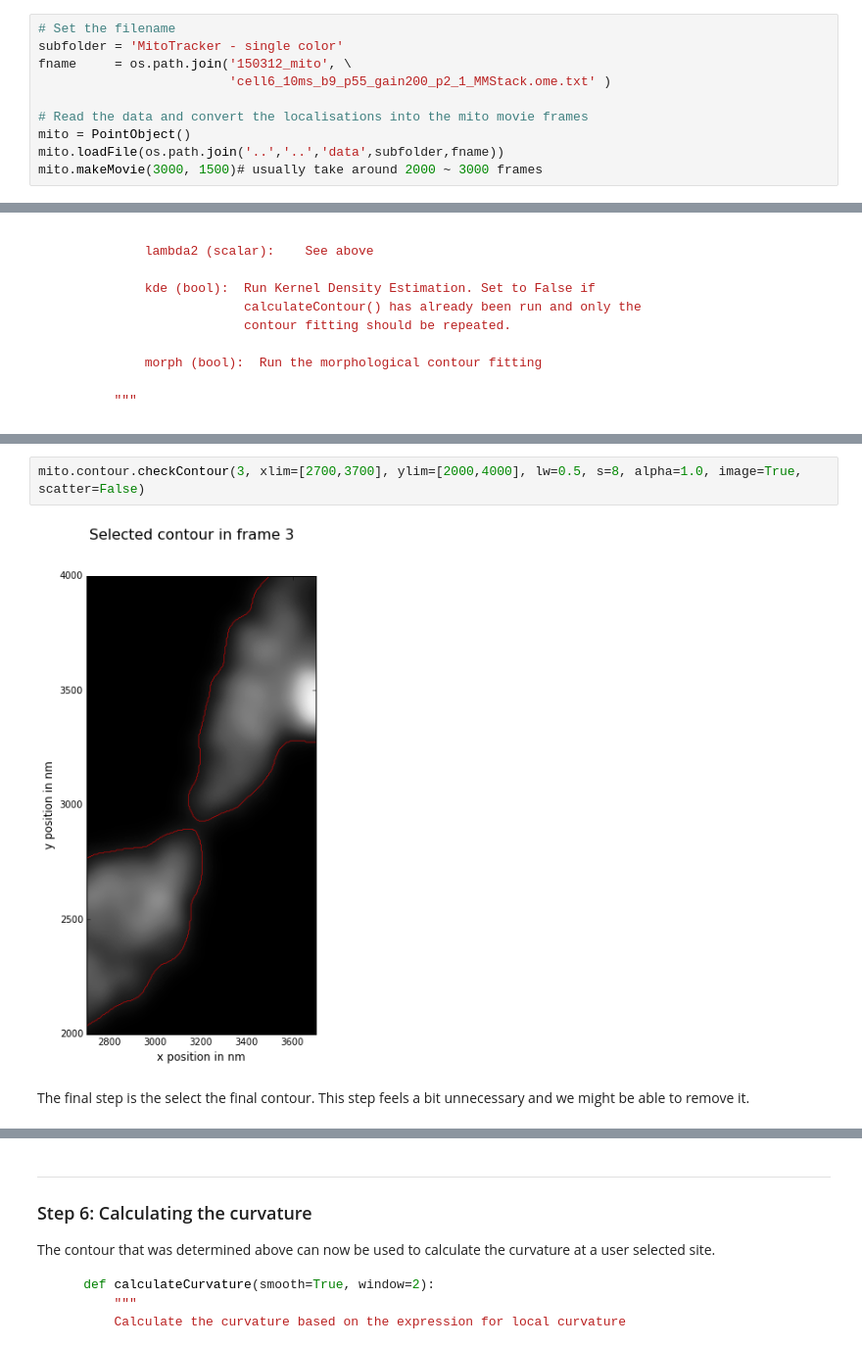
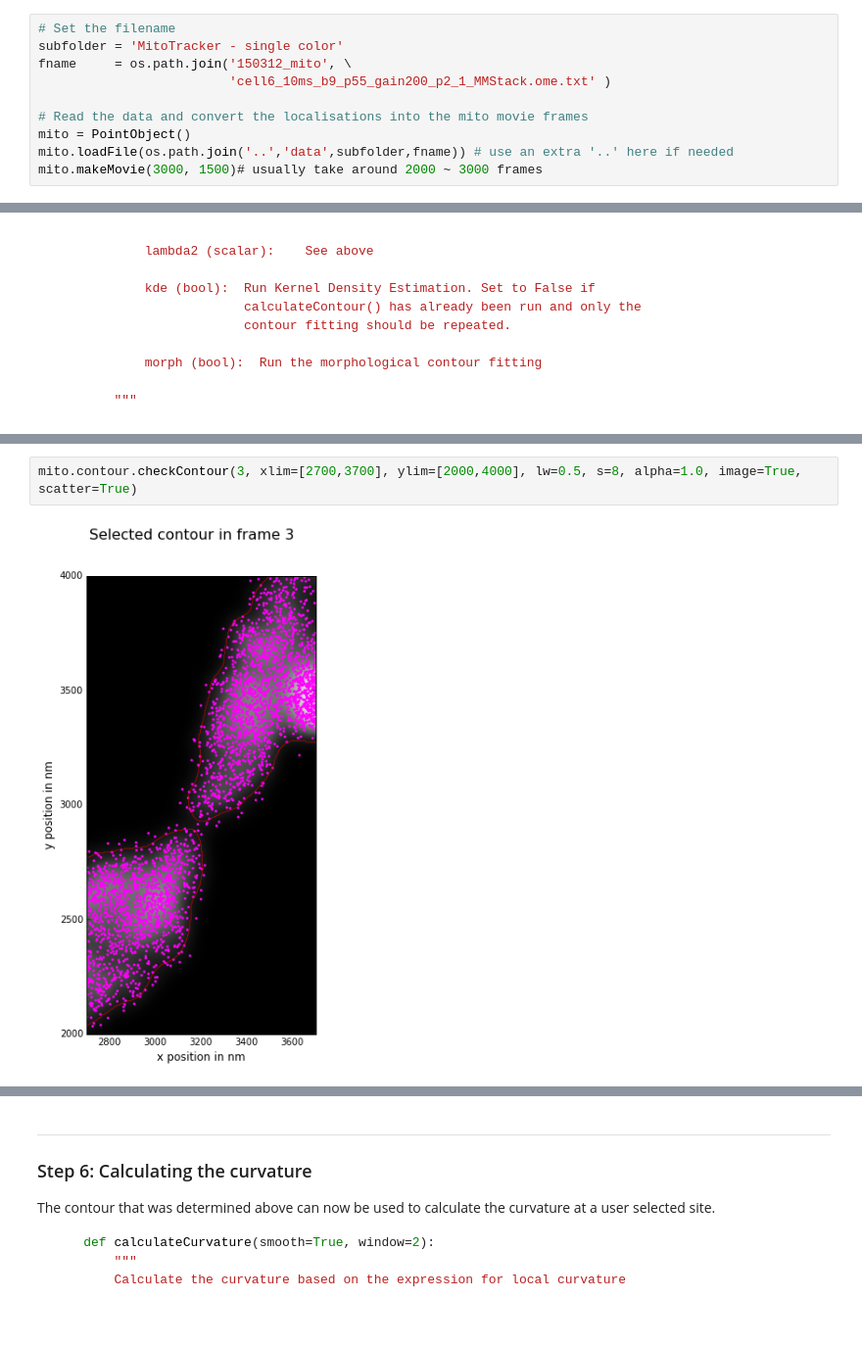
Before and after one commit to nberliner/PointObject, a Jupyter notebook: examples/A short introduction to PointObject.ipynb, the cells around one changed output, grey strips where cells are left out. Shown at 98% size. Drawn from its saved outputs; the diff is of its cells as text; blank space fills up the shorter version.

```diff
--- a/examples/A short introduction to PointObject.ipynb
+++ b/examples/A short introduction to PointObject.ipynb
@@ -82,7 +85,7 @@ fname     = os.path.join('150312_mito', \
 
 # Read the data and convert the localisations into the mito movie frames
 mito = PointObject()
-mito.loadFile(os.path.join('..','..','data',subfolder,fname))
+mito.loadFile(os.path.join('..','data',subfolder,fname)) # use an extra '..' here if needed
 mito.makeMovie(3000, 1500)# usually take around 2000 ~ 3000 frames
 # %% [output]
 Finished making the movie in: 0:00:00
@@ -357,6 +378,4 @@ Finished contour fitting in: 0:12:04
 # %%
-mito.contour.checkContour(3, xlim=[2700,3700], ylim=[2000,4000], lw=0.5, s=8, alpha=1.0, image=True, scatter=False)
+mito.contour.checkContour(3, xlim=[2700,3700], ylim=[2000,4000], lw=0.5, s=8, alpha=1.0, image=True, scatter=True)
 # %% [output]
-[figure, old version]
+[figure, new version]
-# %% [markdown]
-The final step is the select the final contour. This step feels a bit unnecessary and we might be able to remove it.
```
Also changed, not shown: parts of 15 cells of this notebook.
